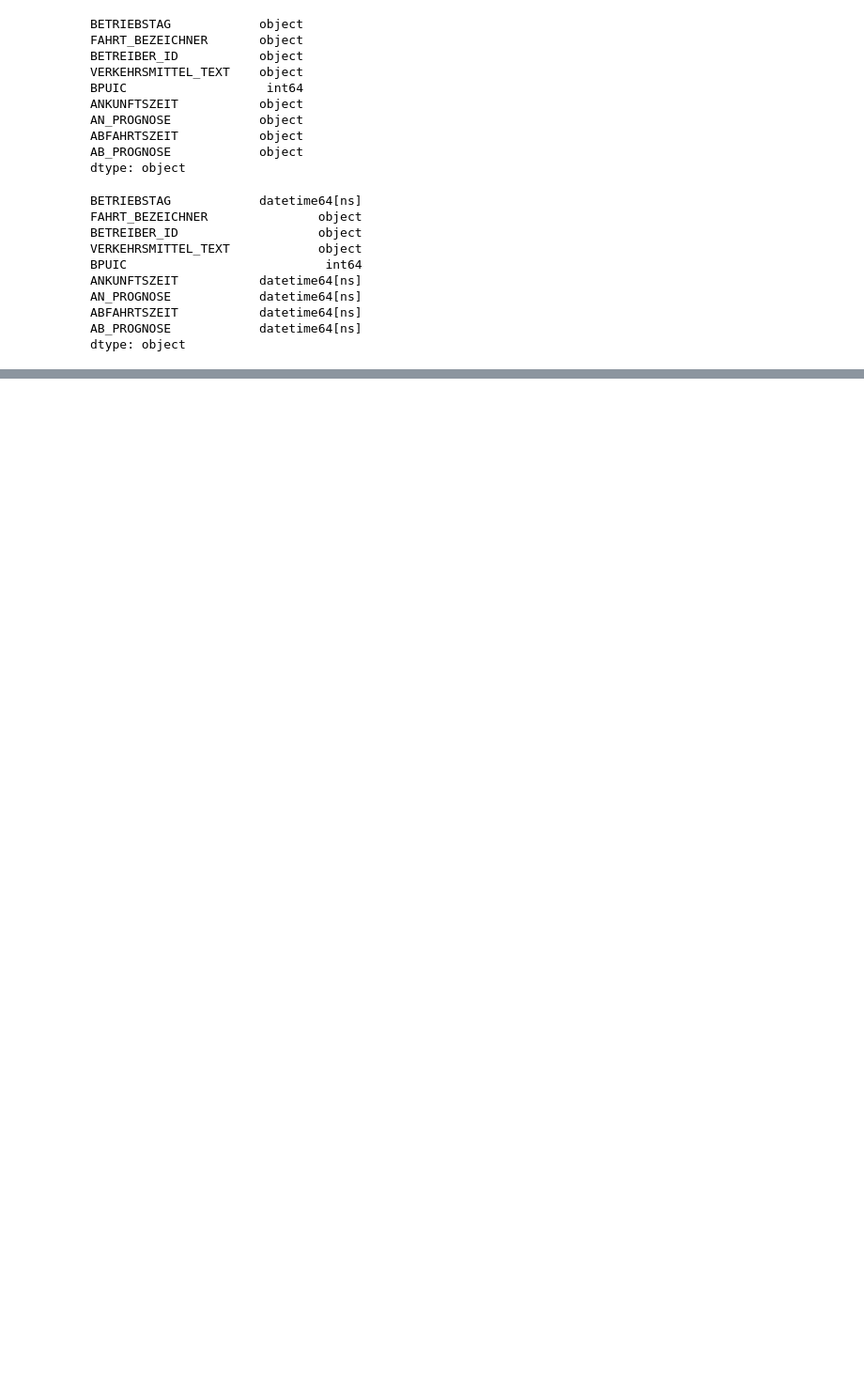
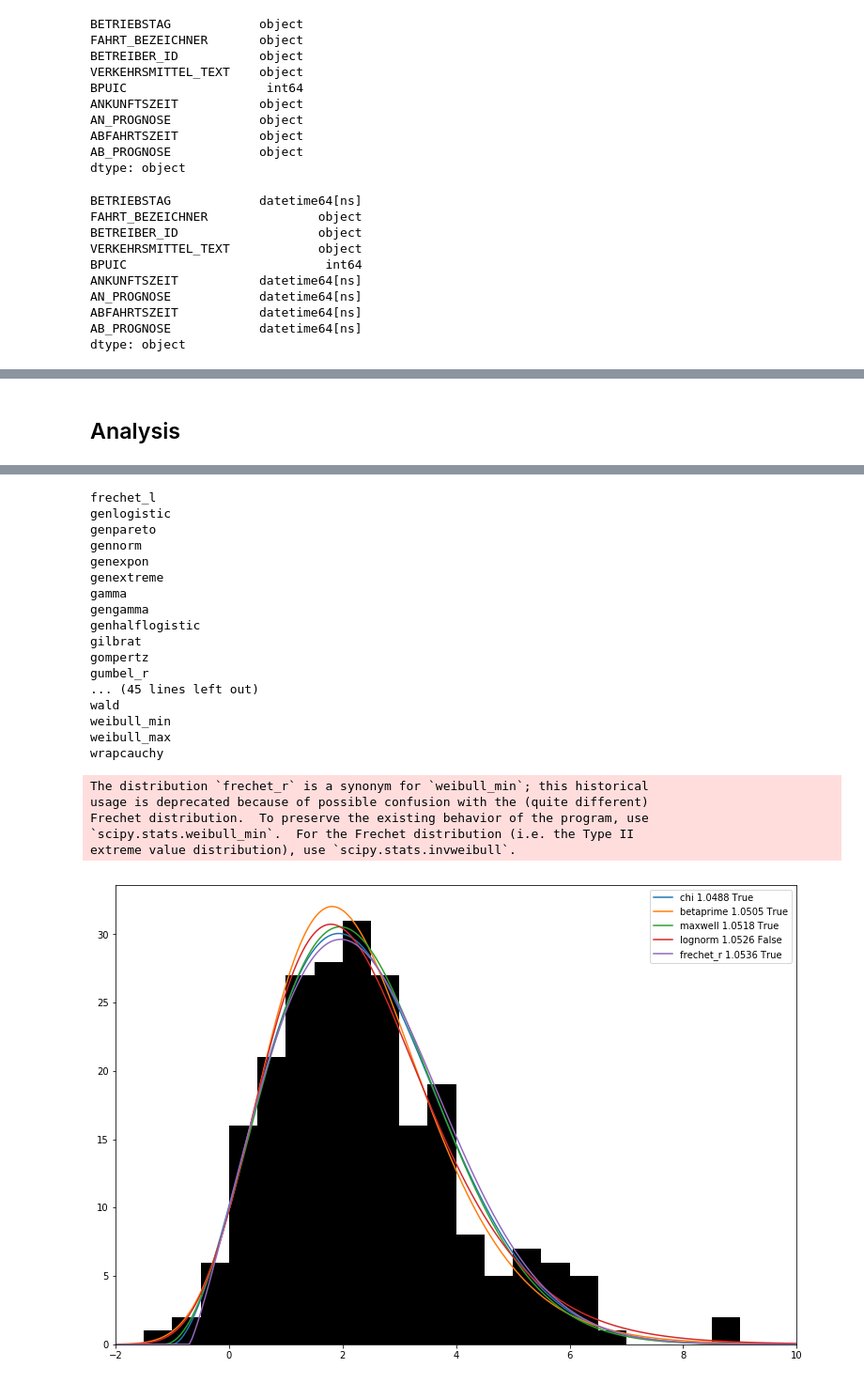
Before and after one commit to jlieberherr/swiss-train-delay-distributions, a Jupyter notebook: analysis.ipynb, the cells around one changed output, grey strips where cells are left out. Shown at 94% size. Saved outputs shown, nothing was run; the diff lists cells and outputs as text; code cells hidden in the pictures; blank space fills up the shorter version.

```diff
--- a/analysis.ipynb
+++ b/analysis.ipynb
@@ -169,0 +128,2 @@ df_an_versp_sorted = sorted(df_an_versp)
+# %%
+df["TRAIN_ARR_ID"] = df["TRAIN_ID"] + df["BPUIC"].apply(lambda x: "_" + str(x))
@@ -170,5 +187,5 @@ df_an_versp_sorted = sorted(df_an_versp)
 # %%
-dist_names = [
+dist_names_large = [
     'alpha',
     'anglit',
     'arcsine',
@@ -275,11 +278,0 @@ array([-5.        , -4.69387755, -4.3877551 , -4.08163265, -3.7755102 ,
-# %%
-left = -5.0
-right = 10.0
-step = 0.25
-r = np.arange(left, right, step)
-h_ = np.histogram(df_an_versp[:10000], r, density=True)
-print h_[:10]
-print len(r)
-print len(h_[0])
-print len(h_[1])
-print h_[0].sum()
@@ -740,0 +371,10 @@ Text(0,0.5,'Frequency')
+# %% [markdown]
+## Analysis
+# %%
+def evaluate_arr_train_stop(train_id, bpuic, **kargs):
+    data = df[(df["TRAIN_ID"] == train_id) & (df["BPUIC"] == bpuic)]["VERSPAETUNG_AN"].dropna().apply(lambda d: d.total_seconds() / 60.0)
+    print len(data)
+    evaluate(data, **kargs)
+# %%
+evaluate_arr_train_stop("85:11:2528", 8507000, step=0.5)
+# %% [output]
@@ -740,0 +415,23 @@ Text(0,0.5,'Frequency')
+frechet_l
+genlogistic
+genpareto
+gennorm
+genexpon
+genextreme
+gamma
+gengamma
+genhalflogistic
+gilbrat
+gompertz
+gumbel_r
+... (45 lines left out)
+wald
+weibull_min
+weibull_max
+wrapcauchy
+The distribution `frechet_r` is a synonym for `weibull_min`; this historical
+usage is deprecated because of possible confusion with the (quite different)
+Frechet distribution.  To preserve the existing behavior of the program, use
+`scipy.stats.weibull_min`.  For the Frechet distribution (i.e. the Type II
+extreme value distribution), use `scipy.stats.invweibull`.
+[figure, added]
```
Also changed, not shown: parts of 49 cells of this notebook.
